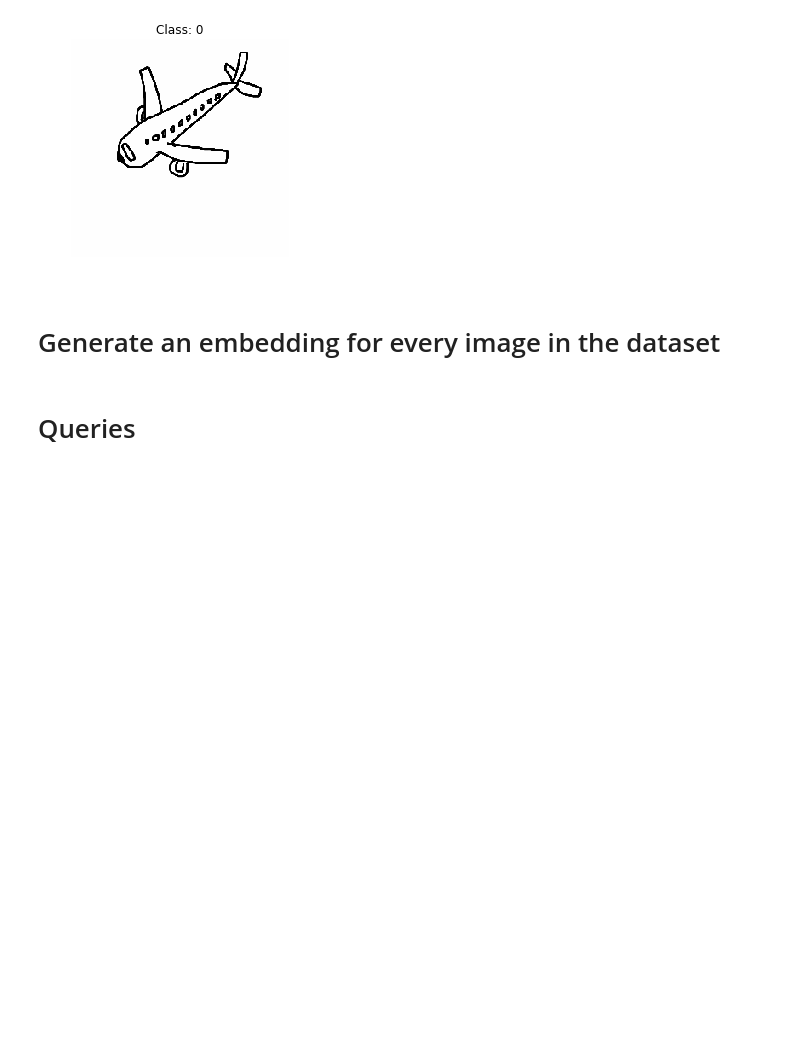
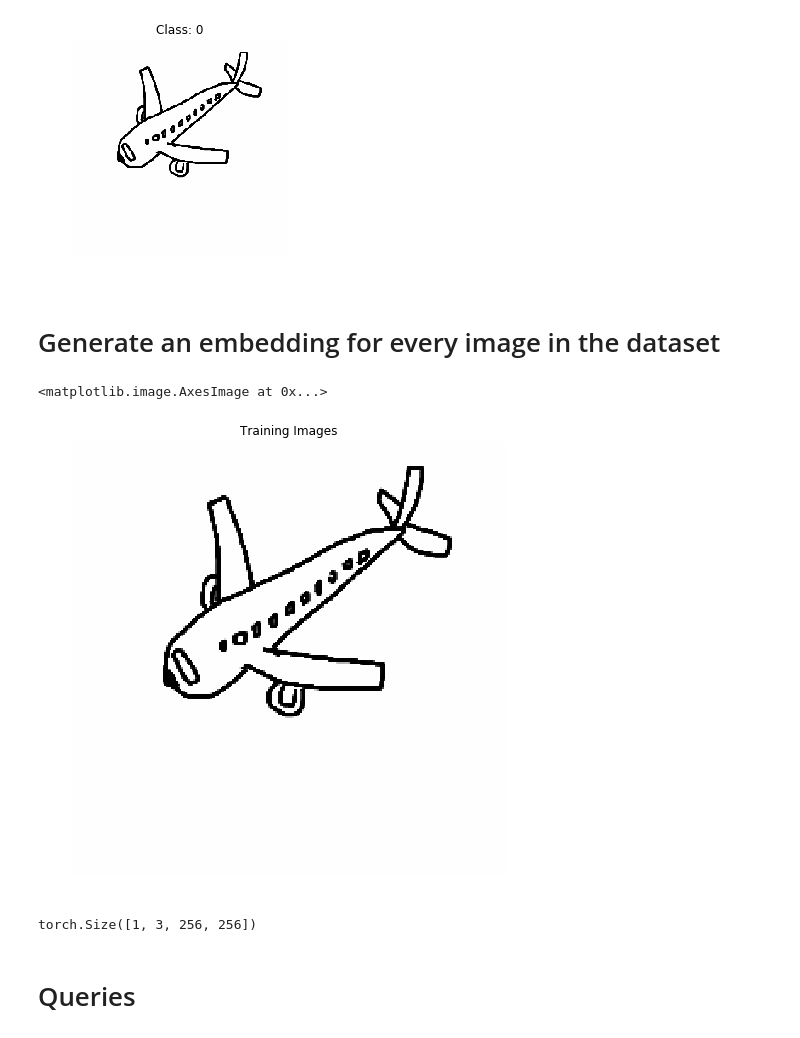
Before and after one commit to fcoclavero/vscvs, a Jupyter notebook: experiments/descriptors.ipynb, the cells around one changed output. Saved outputs shown, nothing was run; the diff lists cells and outputs as text; code cells hidden in the pictures; blank space fills up the shorter version.

```diff
--- a/experiments/descriptors.ipynb
+++ b/experiments/descriptors.ipynb
@@ -100,6 +100,20 @@ plt.imshow(np.transpose(vutils.make_grid(image[0].to(device), padding=2, normali
 # %%
 # Create the dataloader
 data_loader = torch.utils.data.DataLoader(dataset, batch_size=batch_size, shuffle=False, num_workers=workers)
+# %%
+# Plot some training images
+real_batch = next(iter(data_loader))
+plt.figure(figsize=(8,8))
+plt.axis("off")
+plt.title("Training Images")
+plt.imshow(np.transpose(vutils.make_grid(real_batch[0].to(device)[:64], padding=2, normalize=True).cpu(),(1,2,0)))
+# %% [output]
+<matplotlib.image.AxesImage at 0x...>
+[figure, added]
+# %%
+real_batch[0].size()
+# %% [output]
+torch.Size([1, 3, 256, 256])
 # %%
 from tqdm import tqdm
 
```
Also changed, not shown: 8 other files.
